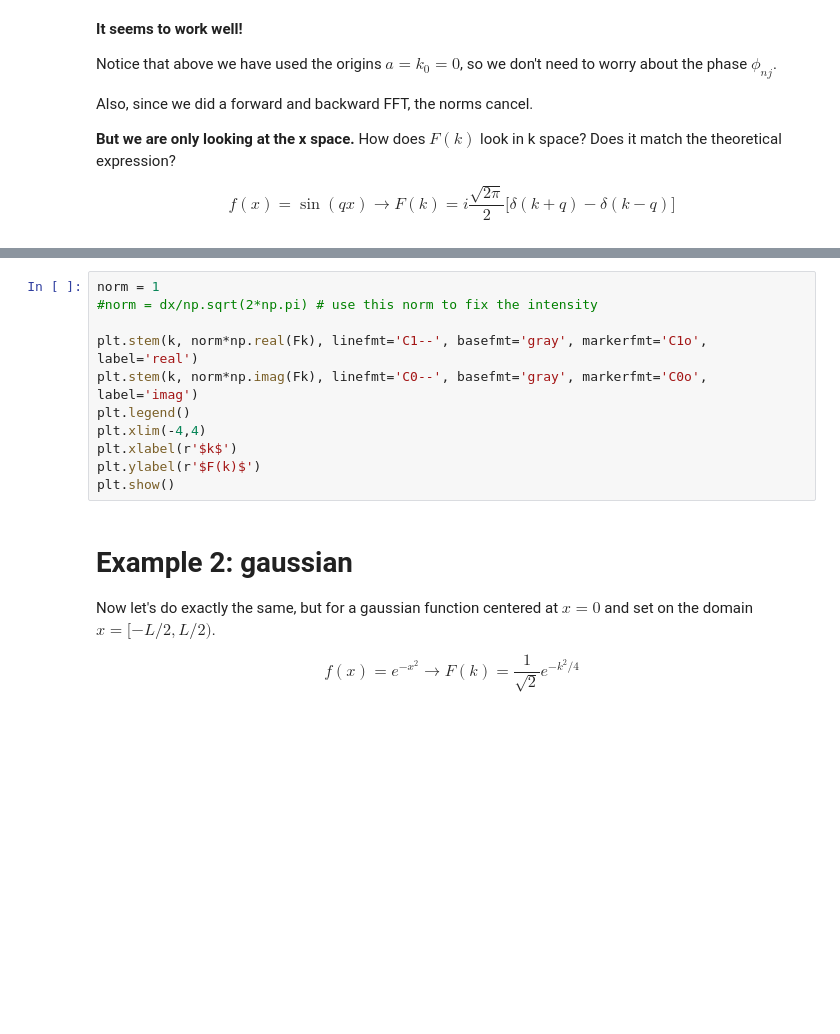
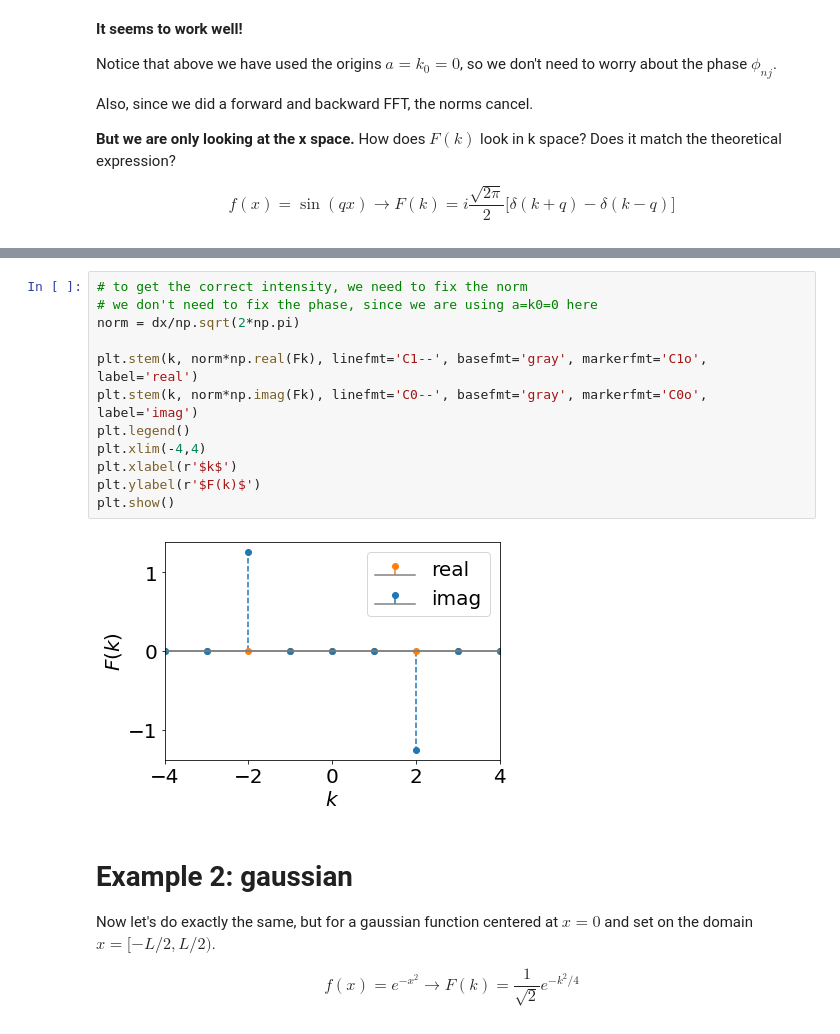
Before and after one commit to gersonjferreira/minicurso-ift-2021, a Jupyter notebook: IntroPython/06 - Fourier.ipynb, the cells around one changed output, grey strips where cells are left out. Saved outputs shown, nothing was run; the diff lists cells and outputs as text; blank space fills up the shorter version.

```diff
--- a/IntroPython/06 - Fourier.ipynb
+++ b/IntroPython/06 - Fourier.ipynb
@@ -210,14 +216,17 @@ print('Expected intensity:', np.sqrt(2*np.pi)/2)
 # %%
-norm = 1
-#norm = dx/np.sqrt(2*np.pi) # use this norm to fix the intensity
+# to get the correct intensity, we need to fix the norm
+# we don't need to fix the phase, since we are using a=k0=0 here
+norm = dx/np.sqrt(2*np.pi)
 
 plt.stem(k, norm*np.real(Fk), linefmt='C1--', basefmt='gray', markerfmt='C1o', label='real')
 plt.stem(k, norm*np.imag(Fk), linefmt='C0--', basefmt='gray', markerfmt='C0o', label='imag')
 plt.legend()
 plt.xlim(-4,4)
 plt.xlabel(r'$k$')
 plt.ylabel(r'$F(k)$')
 plt.show()
+# %% [output]
+[figure, added]
 # %% [markdown]
 # Example 2: gaussian
 
```
Also changed, not shown: parts of 9 cells of this notebook, 8 other files.
